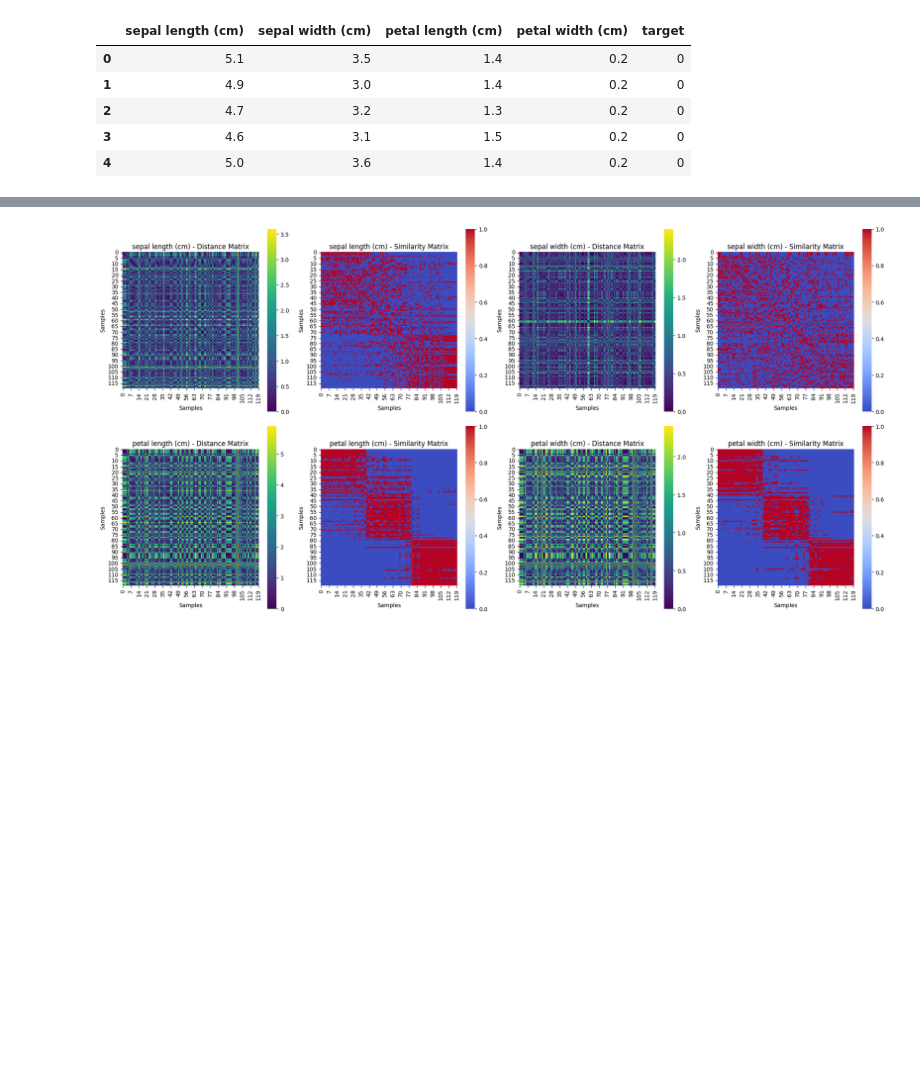
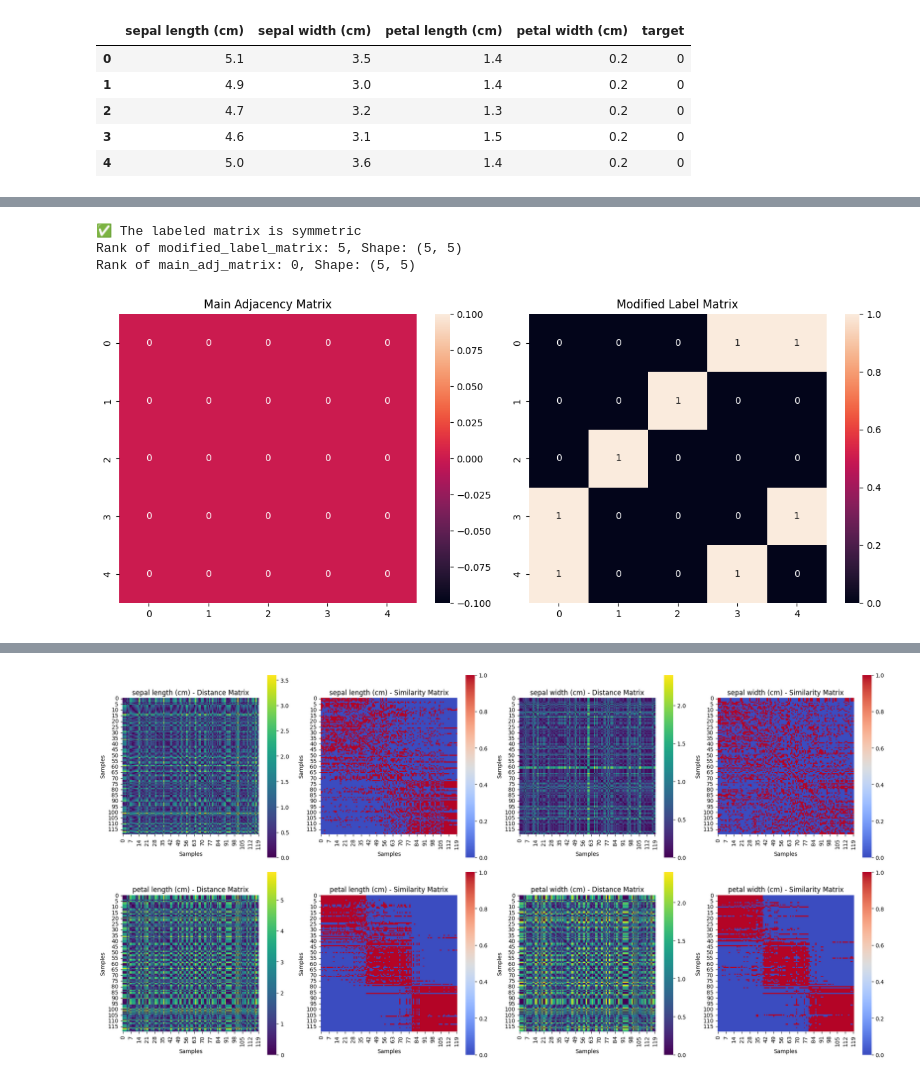
Before and after one commit to alibagheribardi/Erdos_Project, a Jupyter notebook: Graph_ID.ipynb, the cells around one changed output, grey strips where cells are left out. Cells and saved outputs as stored; diff of their text form; code cells hidden in the pictures; blank space fills up the shorter version.

```diff
--- a/Graph_ID.ipynb
+++ b/Graph_ID.ipynb
@@ -340,3 +381,79 @@ Rank of the modified label matrix: 120 whose shape is (120, 120)
+# %%
+import numpy as np
+import matplotlib.pyplot as plt
+import seaborn as sns
+from scipy.spatial import distance_matrix
+
+# Sample Data: 5 points with 2 features
+X_train = np.array([
+    [1, 2],
+    [2, 3],
+    [3, 3],
+    [5, 2],
+    [6, 1]
+])
+
+y_train = np.array([0, 1, 1, 0, 0])  # Class labels
+
+# Number of samples
+n = len(X_train)
+
+# Step 1: Compute modified label matrix
+label_matrix = y_train[:, np.newaxis].repeat(n, axis=1)
+modified_label_matrix = (label_matrix == y_train).astype(int)
+np.fill_diagonal(modified_label_matrix, 0)  # Ensure diagonal is zero
+
+# Step 2: Check if symmetric
+if np.array_equal(modified_label_matrix, modified_label_matrix.T):
+    print('✅ The labeled matrix is symmetric')
+else:
+    print('❌ The labeled matrix is NOT symmetric')
+
+# Step 3: Compute rank of modified label matrix
+rank_modified_label_matrix = np.linalg.matrix_rank(modified_label_matrix)
+print(f"Rank of modified_label_matrix: {rank_modified_label_matrix}, Shape: {modified_label_matrix.shape}")
+
+# Step 4: Compute distance matrix and sort neighbors
+obs_nearest_nbhd = np.argsort(distance_matrix(X_train, X_train), axis=1)
+
+# Step 5: Initialize adjacency matrix
+main_adj_matrix = np.zeros((n, n), dtype=int)
+
+for j, neighbors in enumerate(obs_nearest_nbhd):
+    # Compute cumulative sum of modified label matrix values
+    cumsum_values = np.cumsum(modified_label_matrix[j, neighbors]) / np.arange(1, len(neighbors) + 1)
+
+    # Find the largest k where cumulative proportion ≥ 0.75
+    valid_k_indices = np.where(cumsum_values >= 0.75)[0]
+
+    if valid_k_indices.size > 0:
+        last_k = valid_k_indices[-1]
+        sample_row = np.zeros(n, dtype=int)
+        sample_row[neighbors[:last_k + 1]] = 1
+        main_adj_matrix[j] = sample_row * modified_label_matrix[j]  # Element-wise multiplication
+    else:
+        main_adj_matrix[j, :] = 0
+
+# Step 6: Compute rank of the final adjacency matrix
+rank_main_adj_matrix = np.linalg.matrix_rank(main_adj_matrix)
+print(f"Rank of main_adj_matrix: {rank_main_adj_matrix}, Shape: {main_adj_matrix.shape}")
+
+# Step 7: Plot adjacency matrices
+fig, ax = plt.subplots(1, 2, figsize=(12, 5))
+
+sns.heatmap(main_adj_matrix, cbar=True, ax=ax[0], annot=True, fmt="d")
+ax[0].set_title("Main Adjacency Matrix")
+
+sns.heatmap(modified_label_matrix, cbar=True, ax=ax[1], annot=True, fmt="d")
+ax[1].set_title("Modified Label Matrix")
+
+plt.tight_layout()
+plt.show()
+# %% [output]
+✅ The labeled matrix is symmetric
+Rank of modified_label_matrix: 5, Shape: (5, 5)
+Rank of main_adj_matrix: 0, Shape: (5, 5)
+[figure, added]
 # %%
 adj_matrices = {}
 graph_features = {}
```
Also changed, not shown: parts of 3 cells of this notebook.
